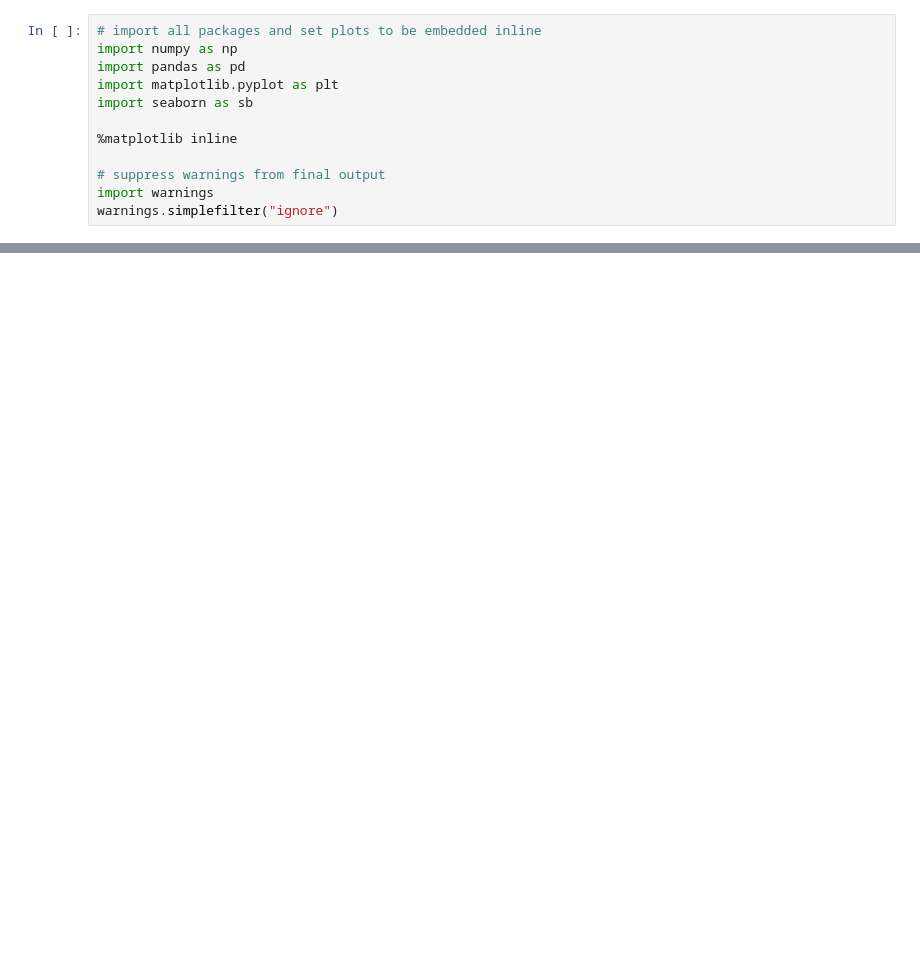
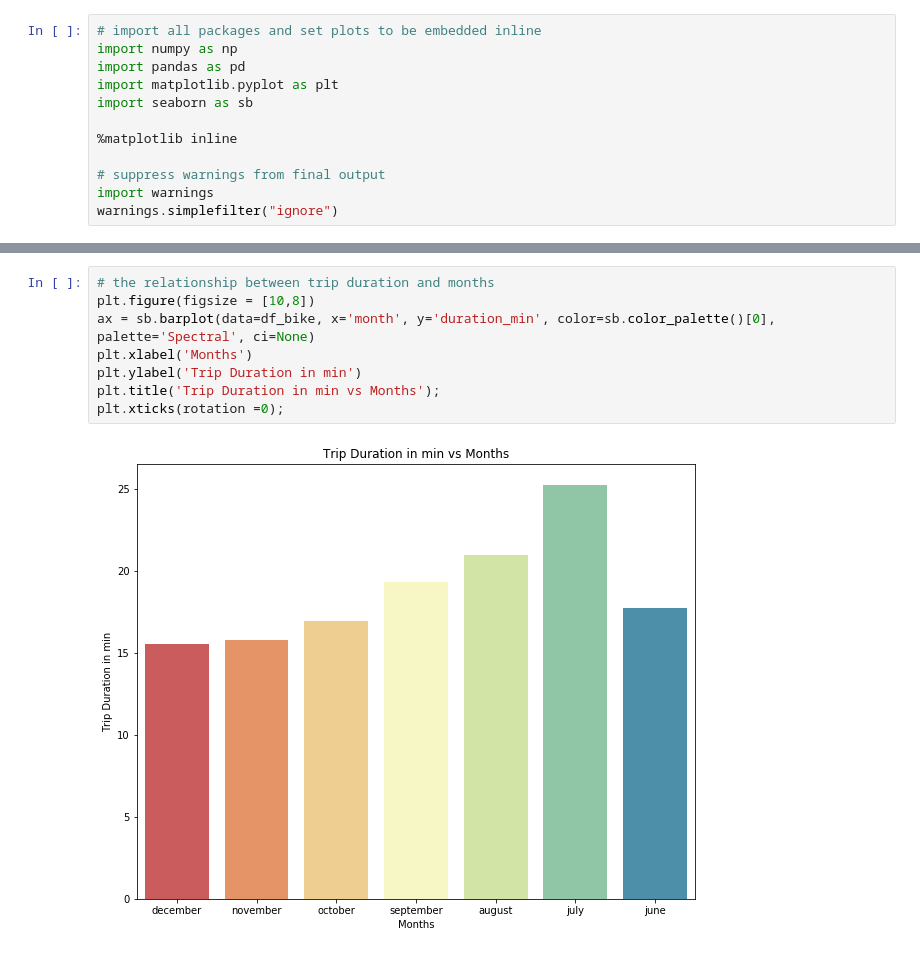
Before and after one commit to ALatif9/Communicate-Data-Findings, a Jupyter notebook: slide_deck_template.ipynb, the cells around one changed output, grey strips where cells are left out. Cells and saved outputs as stored; diff of their text form; blank space fills up the shorter version.

```diff
--- a/slide_deck_template.ipynb
+++ b/slide_deck_template.ipynb
@@ -55,0 +72,10 @@ that when the notebook is rendered as http slides, those cells won't show up.
+# %%
+# the relationship between trip duration and months
+plt.figure(figsize = [10,8])
+ax = sb.barplot(data=df_bike, x='month', y='duration_min', color=sb.color_palette()[0], palette='Spectral', ci=None)
+plt.xlabel('Months')
+plt.ylabel('Trip Duration in min')
+plt.title('Trip Duration in min vs Months');
+plt.xticks(rotation =0);
+# %% [output]
+[figure, added]
```
Also changed, not shown: parts of 20 cells of this notebook, 5 other files.
